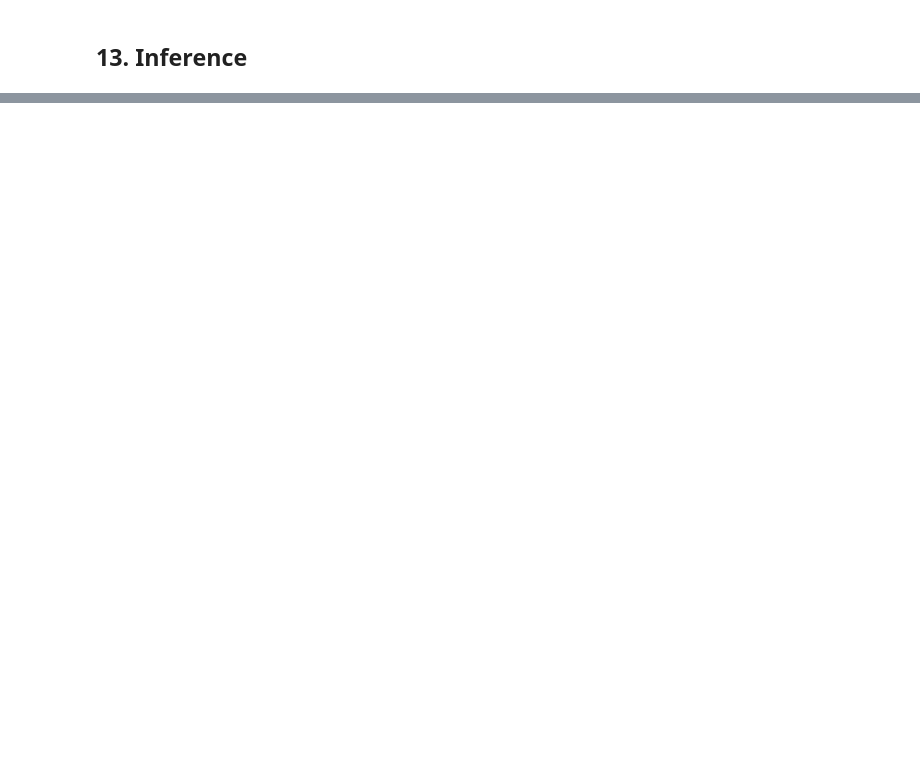
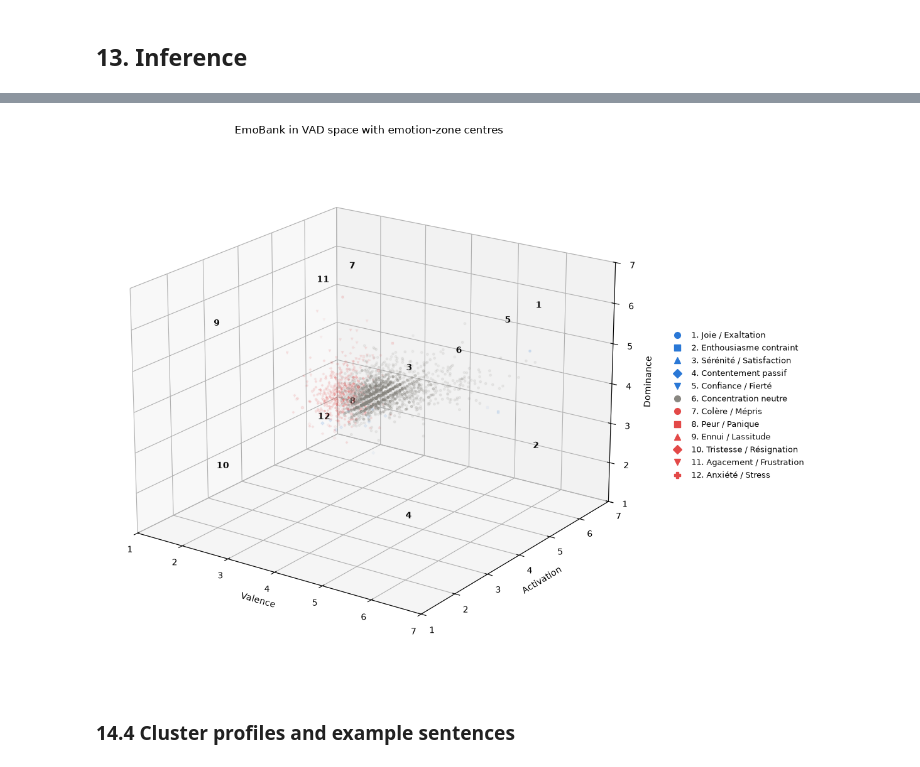
Before and after one commit to XXoussam/Text-To-VAD, a Jupyter notebook: deberta_v3_vad_emobank.ipynb, the cells around one changed output, grey strips where cells are left out. Saved outputs shown, nothing was run; the diff lists cells and outputs as text; code cells hidden in the pictures; blank space fills up the shorter version.

```diff
--- a/deberta_v3_vad_emobank.ipynb
+++ b/deberta_v3_vad_emobank.ipynb
@@ -261,0 +561,21 @@ infer_tokenizer.push_to_hub(HUB_REPO)
+# %%
+# Full 3-D view: each point coloured by family, shaped by emotion; numbers mark zone centres
+fig = plt.figure(figsize=(11, 9))
+ax = fig.add_subplot(projection="3d")
+for zid, r in EMOTION_ZONES.iterrows():
+    pts = viz_sample[viz_sample["zone"] == zid]
+    if len(pts):
+        ax.scatter(pts["V7"], pts["A7"], pts["D7"], s=6, marker=r.marker, color=r.color, alpha=0.35)
+    cx, cy, cz = ZONE_CENTER[EMOTION_ZONES.index.get_loc(zid)]
+    ax.text(cx, cy, cz, str(zid), fontsize=10, weight="bold", color="#0b0b0b")
+ax.set(xlim=(1, 7), ylim=(1, 7), zlim=(1, 7),
+       xlabel="Valence", ylabel="Activation", zlabel="Dominance",
+       title="EmoBank in VAD space with emotion-zone centres")
+ax.view_init(elev=20, azim=-55)
+ax.legend(handles=emotion_legend_handles(), loc="center left", bbox_to_anchor=(1.05, 0.5),
+          frameon=False, fontsize=9)
+plt.tight_layout(); plt.show()
+# %% [output]
+[figure, added]
+# %% [markdown]
+### 14.4 Cluster profiles and example sentences
```
Also changed, not shown: parts of 30 cells of this notebook, 4 other files.
